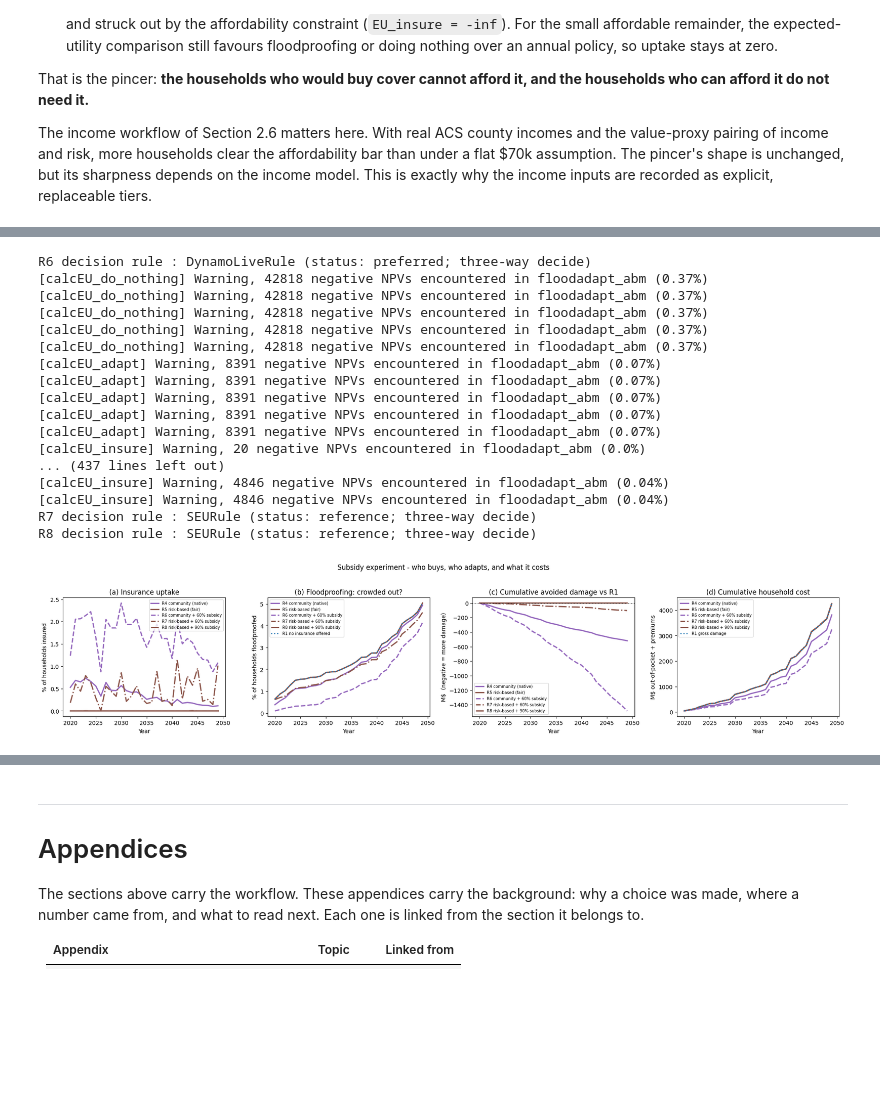
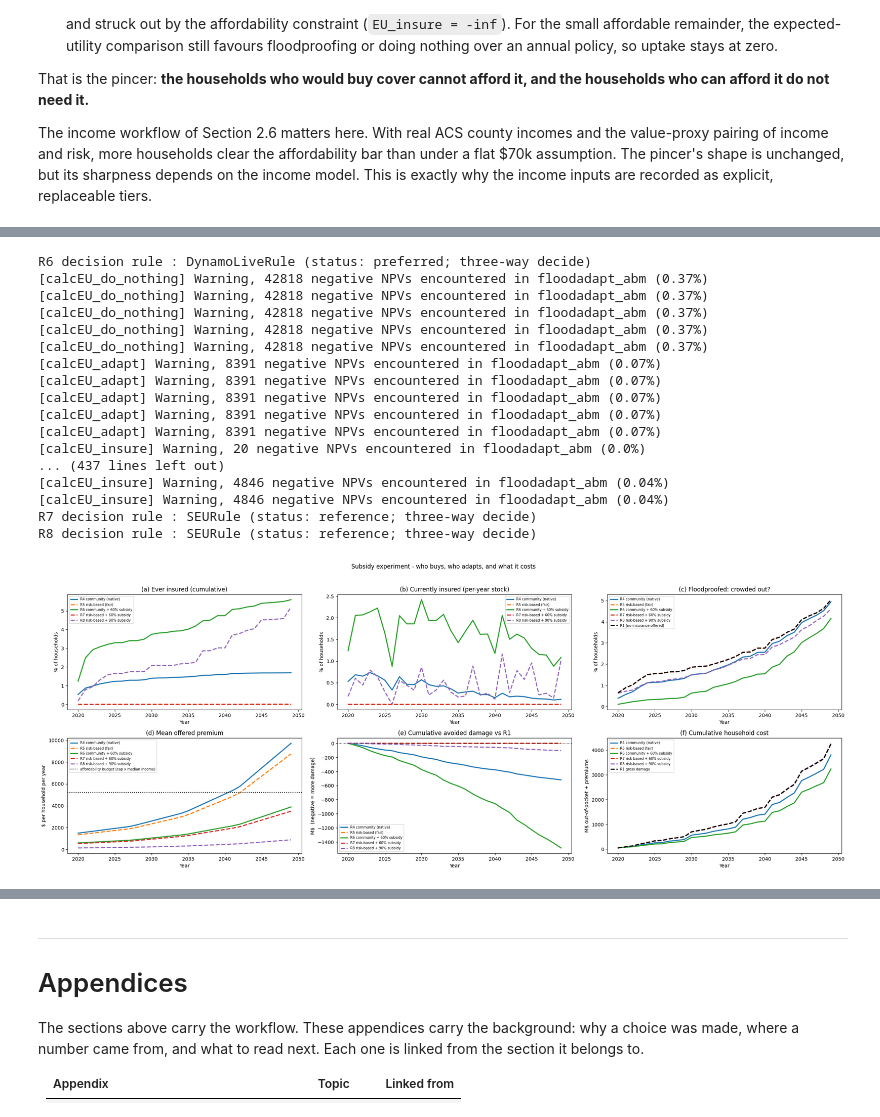
Before and after one commit to Deltares-research/FloodAdapt-ABM, a Jupyter notebook: notebooks/2_run_coupled_abm.ipynb, the cells around one changed output, grey strips where cells are left out. Cells and saved outputs as stored; diff of their text form; code cells hidden in the pictures; blank space fills up the shorter version.

```diff
--- a/notebooks/2_run_coupled_abm.ipynb
+++ b/notebooks/2_run_coupled_abm.ipynb
@@ -1200,108 +1094,58 @@ Past about 90 % the risk-based subsidy starts to work, and immediately starts to
 # 60% is anchored on the NFIP's own historical implicit subsidy (GAO-13-607:
 # pre-FIRM policies paid 35-40% of the full-risk rate). R8 adds a deep 90%
 # run for risk-based pricing, to locate the threshold.
+import importlib
+plotting = importlib.reload(plotting)
+
 SUBSIDY, DEEP = 0.60, 0.90
 
 subsidised = {
     "R6 community + 60% subsidy":   run_insurance("R6", "community",  subsidy=SUBSIDY),
     "R7 risk-based + 60% subsidy":  run_insurance("R7", "risk_based", subsidy=SUBSIDY),
     "R8 risk-based + 90% subsidy":  run_insurance("R8", "risk_based", subsidy=DEEP),
 }
 all_ins = {**scenarios, **subsidised}
-# Colour carries the rating rule, line style carries the subsidy depth.
+# One colour per scenario; line style carries the rating rule (solid
+# community, dashed risk-based). The R1 reference is drawn in black.
 style = {
-    "R4 community (native)":        ("C4", "-"),
-    "R5 risk-based (fair)":         ("C5", "-"),
-    "R6 community + 60% subsidy":   ("C4", "--"),
-    "R7 risk-based + 60% subsidy":  ("C5", "--"),
-    "R8 risk-based + 90% subsidy":  ("C5", "-."),
+    "R4 community (native)":        ("C0", "-"),
+    "R5 risk-based (fair)":         ("C1", "--"),
+    "R6 community + 60% subsidy":   ("C2", "-"),
+    "R7 risk-based + 60% subsidy":  ("C3", "--"),
+    "R8 risk-based + 90% subsidy":  ("C4", "--"),
 }
 
+fig = plotting.plot_subsidy_experiment(
+    years, all_ins, reference=results, styles=style, reference_label="R1",
+    cap_budget=cap_budget,
+    title="Subsidy experiment - who buys, who adapts, and what it costs",
+)
+plt.show()
 
-def cum_damage(res):
-    """Cumulative gross flood damage, M$, averaged over sequences."""
-    return res["damage_history"].astype(np.float64).sum(axis=1).mean(0).cumsum() / 1e6
+# 'peak insured' is the per-year stock, 'ever insured' the cumulative share;
+# 'cum. avoided vs reference' is measured against R1 (negative = more damage).
+display(analysis.scenario_summary(all_ins, reference=results))
 
-
-def cum_cost(res):
-    """Cumulative out-of-pocket damage plus premiums paid, M$."""
-    paid = (res["out_of_pocket_history"].astype(np.float64)
-            + res["premium_paid_history"].astype(np.float64))
-    return paid.sum(axis=1).mean(0).cumsum() / 1e6
-
-
-base_cum = cum_damage(results)          # R1, no insurance offered
-
-fig, axes = plt.subplots(1, 4, figsize=(20, 4.2))
-
-ax = axes[0]
-for label, res in all_ins.items():
-    c, ls = style[label]
-    ax.plot(years, 100 * res["insured_fraction"].mean(0), lw=2.2, color=c, ls=ls,
-            label=label)
-ax.set_title("(a) Insurance uptake")
-ax.set_xlabel("Year"); ax.set_ylabel("% of households insured"); ax.legend(fontsize=7)
-
-ax = axes[1]
-for label, res in all_ins.items():
-    c, ls = style[label]
-    ax.plot(years, 100 * res["adoption_fraction"].mean(0), lw=2.2, color=c, ls=ls,
-            label=label)
-ax.plot(years, 100 * results["adoption_fraction"].mean(0), lw=2.0, color="C0",
-        ls=":", label="R1 no insurance offered")
-ax.set_title("(b) Floodproofing: crowded out?")
-ax.set_xlabel("Year"); ax.set_ylabel("% of households floodproofed"); ax.legend(fontsize=7)
-
-ax = axes[2]
-for label, res in all_ins.items():
-    c, ls = style[label]
-    ax.plot(years, base_cum - cum_damage(res), lw=2.2, color=c, ls=ls, label=label)
-ax.axhline(0, color="k", lw=1.0, ls=":")
-ax.set_title("(c) Cumulative avoided damage vs R1")
-ax.set_xlabel("Year"); ax.set_ylabel("M$  (negative = more damage)"); ax.legend(fontsize=7)
-
-ax = axes[3]
-for label, res in all_ins.items():
-    c, ls = style[label]
-    ax.plot(years, cum_cost(res), lw=2.2, color=c, ls=ls, label=label)
-ax.plot(years, base_cum, lw=2.0, color="C0", ls=":", label="R1 gross damage")
-ax.set_title("(d) Cumulative household cost")
-ax.set_xlabel("Year"); ax.set_ylabel("M$ out-of-pocket + premiums"); ax.legend(fontsize=7)
-
-fig.suptitle("Subsidy experiment - who buys, who adapts, and what it costs", y=1.03)
-plt.tight_layout(); plt.show()
-
-print(f"{'scenario':<30} | {'peak':>6} | {'floodpr':>8} | {'premium y30':>12} "
-      f"| {'avoided':>9} | {'hh cost':>9}")
-print("-" * 96)
-for label, res in all_ins.items():
-    prem = res["premium_history"].mean(0)
-    print(f"{label:<30} | {100 * res['insured_fraction'].mean(0).max():5.2f}% "
-          f"| {100 * res['adoption_fraction'].mean(0)[-1]:7.2f}% "
-          f"| ${prem[-1]:11,.0f} "
-          f"| {base_cum[-1] - cum_damage(res)[-1]:8.0f}M "
-          f"| {cum_cost(res)[-1]:8.0f}M")
-
-# Memory hygiene: free the subsidy payloads. `scenarios` (R4, R5) is kept
-# so this cell can be re-run without re-running the R4/R5 cell.
-del subsidised, all_ins, res
+# Memory hygiene: free the subsidy payloads. `scenarios` (R4, R5) is kept so
+# this cell can be re-run without re-running the R4/R5 cell.
+del subsidised, all_ins
 gc.collect();
 # %% [output]
 R6 decision rule : DynamoLiveRule (status: preferred; three-way decide)
 [calcEU_do_nothing] Warning, 42818 negative NPVs encountered in floodadapt_abm (0.37%)
 [calcEU_do_nothing] Warning, 42818 negative NPVs encountered in floodadapt_abm (0.37%)
 [calcEU_do_nothing] Warning, 42818 negative NPVs encountered in floodadapt_abm (0.37%)
 [calcEU_do_nothing] Warning, 42818 negative NPVs encountered in floodadapt_abm (0.37%)
 [calcEU_do_nothing] Warning, 42818 negative NPVs encountered in floodadapt_abm (0.37%)
 [calcEU_adapt] Warning, 8391 negative NPVs encountered in floodadapt_abm (0.07%)
 [calcEU_adapt] Warning, 8391 negative NPVs encountered in floodadapt_abm (0.07%)
 [calcEU_adapt] Warning, 8391 negative NPVs encountered in floodadapt_abm (0.07%)
 [calcEU_adapt] Warning, 8391 negative NPVs encountered in floodadapt_abm (0.07%)
 [calcEU_adapt] Warning, 8391 negative NPVs encountered in floodadapt_abm (0.07%)
 [calcEU_insure] Warning, 20 negative NPVs encountered in floodadapt_abm (0.0%)
 ... (437 lines left out)
 [calcEU_insure] Warning, 4846 negative NPVs encountered in floodadapt_abm (0.04%)
 [calcEU_insure] Warning, 4846 negative NPVs encountered in floodadapt_abm (0.04%)
 R7 decision rule : SEURule (status: reference; three-way decide)
 R8 decision rule : SEURule (status: reference; three-way decide)
-[figure, old version]
+[figure, new version]
```
Also changed, not shown: parts of 14 cells of this notebook, 10 other files.
